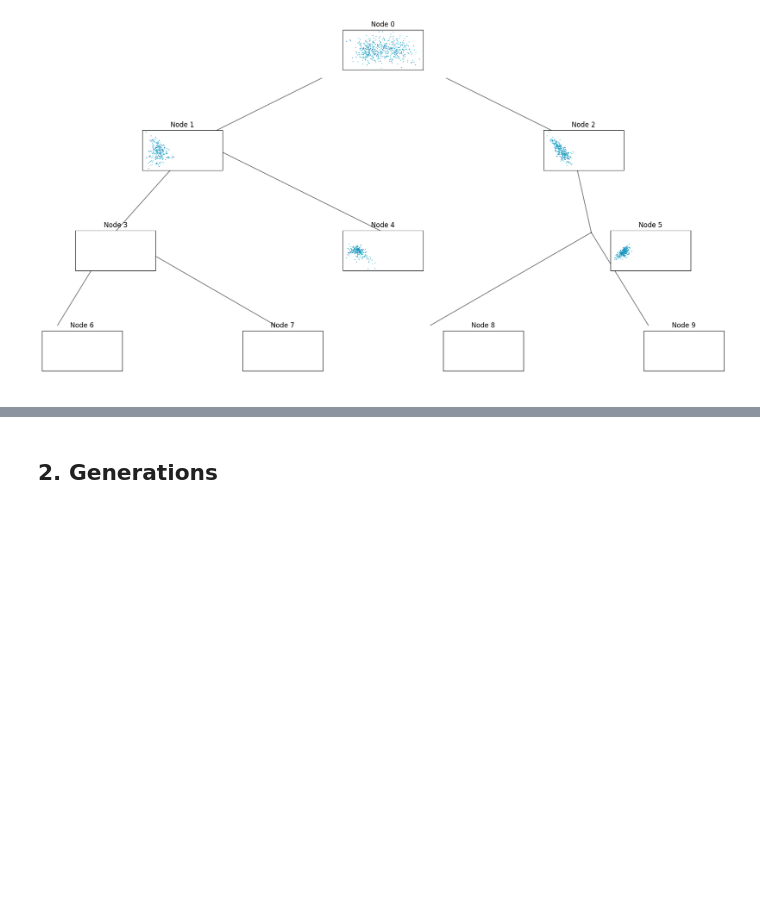
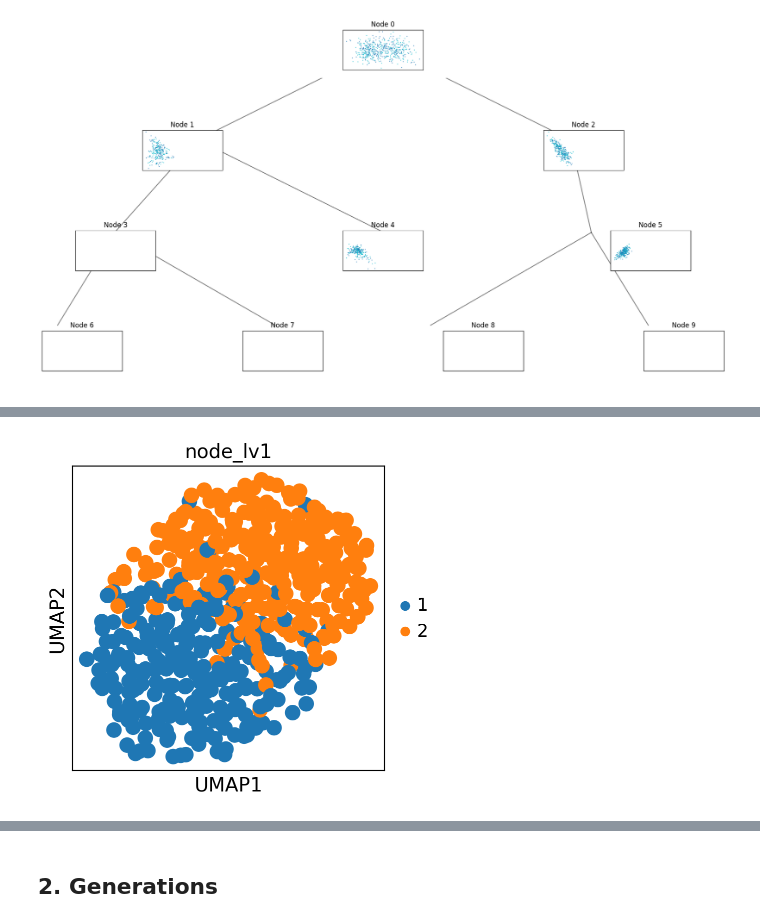
Before and after one commit to juychen/treevaerient, a Jupyter notebook: tree_exploration_SNP.ipynb, the cells around one changed output, grey strips where cells are left out. Drawn from its saved outputs; the diff is of its cells as text; code cells hidden in the pictures; blank space fills up the shorter version.

```diff
--- a/tree_exploration_SNP.ipynb
+++ b/tree_exploration_SNP.ipynb
@@ -168,0 +229,8 @@ data_tree
+# %%
+adata.obsm["X_treevae_n0"] = node_embeddings[0]["z_sample"]
+adata.obsm["X_treevae_n1"] = node_embeddings[1]["z_sample"]
+adata.obsm["X_treevae_n2"] = node_embeddings[2]["z_sample"]
+# %%
+adata.obs["node_lv1"] = (((node_embeddings[1]["prob"]<0.5)*1)+1).astype(str)
+# %%
+adata.obs["sample"] =  np.concatenate(label_list)
@@ -168,0 +241,11 @@ data_tree
+# %%
+sc.settings.set_figure_params(dpi=100, facecolor="white")
+# %%
+sc.pl.umap(
+    adata,
+    color="node_lv1",
+    # Setting a smaller point size to get prevent overlap
+    size=500,
+)
+# %% [output]
+[figure, added]
```
Also changed, not shown: parts of 23 cells of this notebook, 1 other file.
